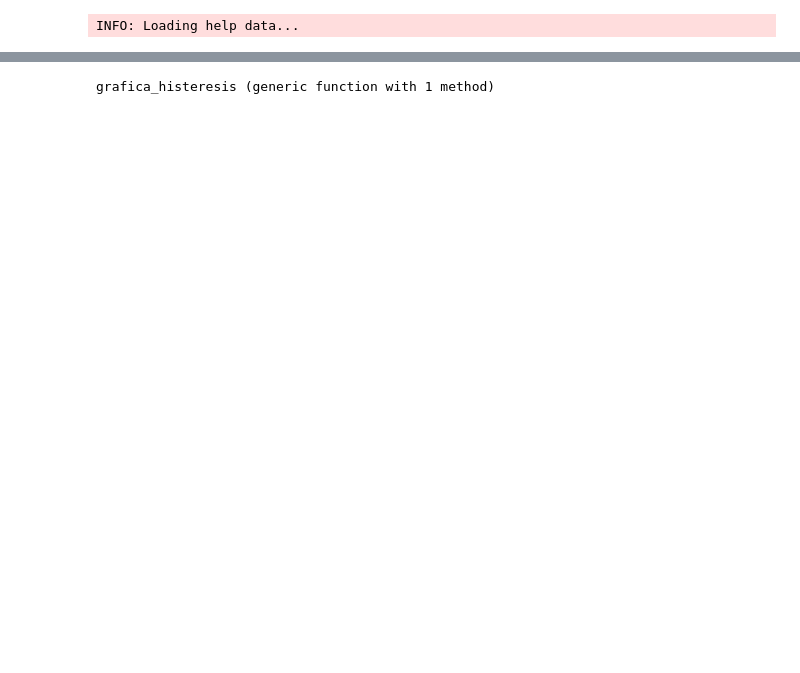
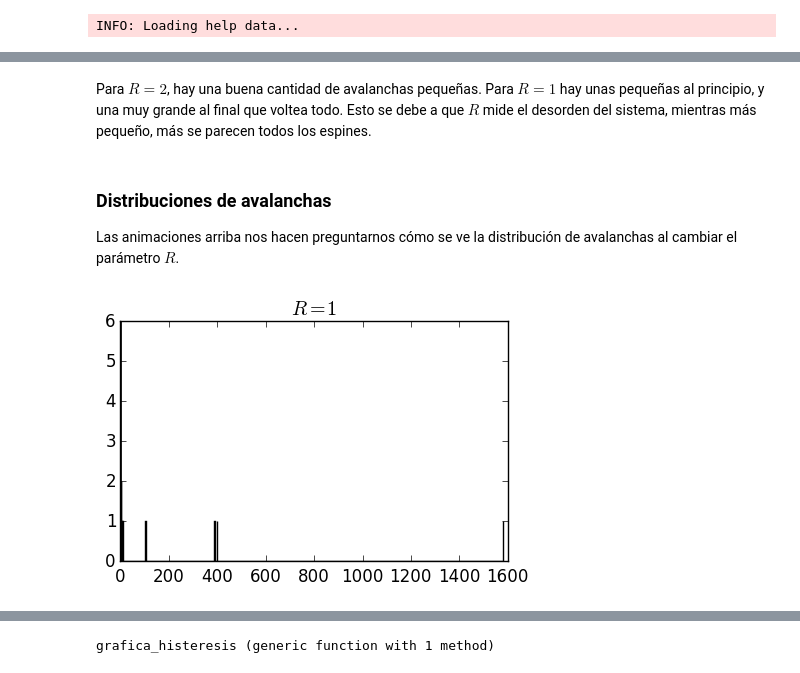
Before and after one commit to rodrigolece/proyecto-final-mcmc, a Jupyter notebook: resultados_con_modulo.ipynb, the cells around one changed output, grey strips where cells are left out. Drawn from its saved outputs; the diff is of its cells as text; code cells hidden in the pictures; blank space fills up the shorter version.

```diff
--- a/resultados_con_modulo.ipynb
+++ b/resultados_con_modulo.ipynb
@@ -56,0 +116,22 @@ using Histeresis
+# %% [markdown]
+Para $R=2$, hay una buena cantidad de avalanchas pequeñas. Para $R=1$ hay unas pequeñas al principio, y una muy grande al final que voltea todo. Esto se debe a que $R$ mide el desorden del sistema, mientras más pequeño, más se parecen todos los espines.
+# %% [markdown]
+### Distribuciones de avalanchas
+
+Las animaciones arriba nos hacen preguntarnos cómo se ve la distribución de avalanchas al cambiar el parámetro $R$.
+# %%
+L = 50
+R = 1
+H_set = 15
+espin = -1
+m = edo_inicial(L,R,espin)
+
+mag, hs, volteados = magnetizacion_aumenta_H!(m, H_set, espin)
+
+M = maximum(volteados)
+
+figure(figsize=(5,3))
+title(latexstring("R=$R"))
+plt.hist(volteados, M, (1, M+1));
+# %% [output]
+[figure, added]
```
Also changed, not shown: parts of 39 cells of this notebook.
